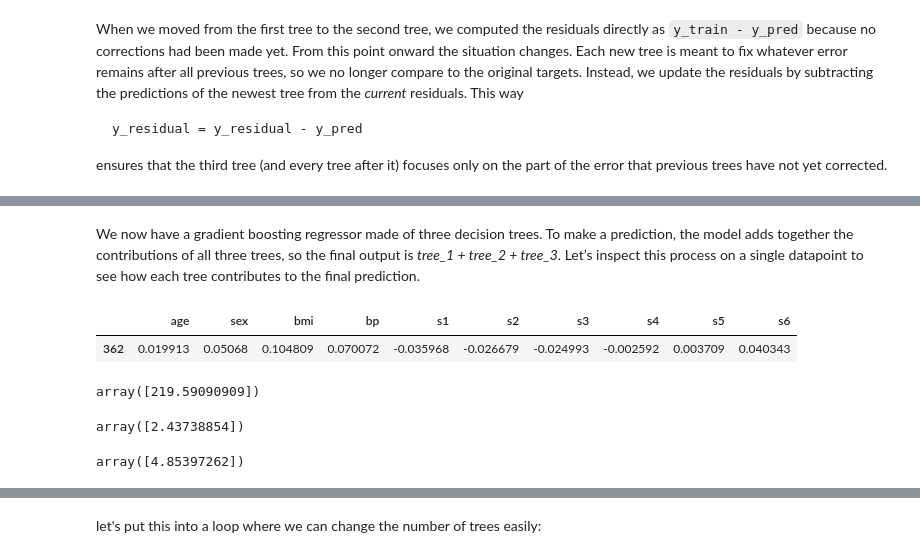
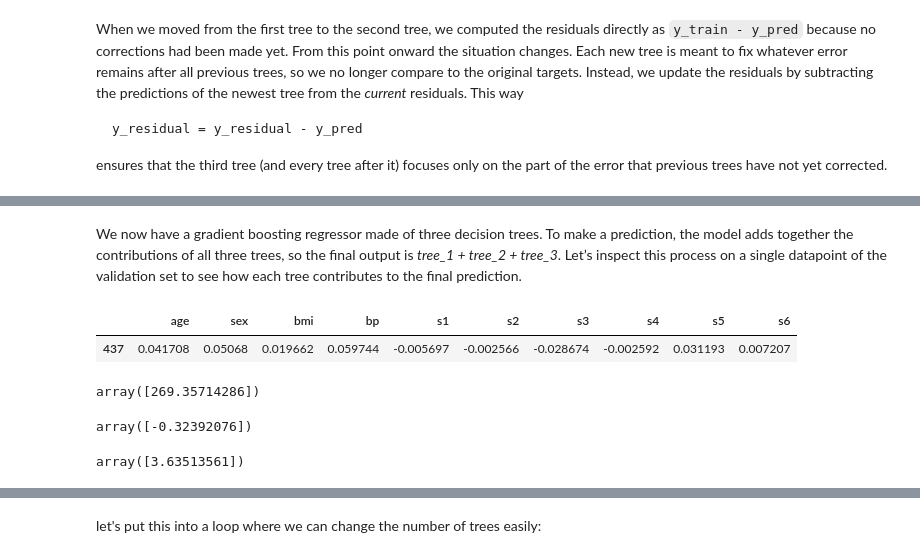
Before and after one commit to BredaUniversityADSAI/introduction-to-ml, a Jupyter notebook: self-study/theme-5/03_gradient_boosting.ipynb, the cells around one changed output, grey strips where cells are left out. Cells and saved outputs as stored; diff of their text form; code cells hidden in the pictures.

```diff
--- a/self-study/theme-5/03_gradient_boosting.ipynb
+++ b/self-study/theme-5/03_gradient_boosting.ipynb
@@ -142,29 +148,29 @@ pred_df
 # %% [markdown]
-We now have a gradient boosting regressor made of three decision trees. To make a prediction, the model adds together the contributions of all three trees, so the final output is _tree_1 + tree_2 + tree_3_. Let’s inspect this process on a single datapoint to see how each tree contributes to the final prediction.
+We now have a gradient boosting regressor made of three decision trees. To make a prediction, the model adds together the contributions of all three trees, so the final output is _tree_1 + tree_2 + tree_3_. Let’s inspect this process on a single datapoint of the validation set to see how each tree contributes to the final prediction.
 # %%
-test_datapoint = X_test.iloc[0:1]
-test_datapoint
+datapoint = X_val.iloc[0:1]
+datapoint
 # %% [output]
 |  | age | sex | bmi | bp | s1 | s2 | s3 | s4 | s5 | s6 |
-| 362 | 0.019913 | 0.05068 | 0.104809 | 0.070072 | -0.035968 | -0.026679 | -0.024993 | -0.002592 | 0.003709 | 0.040343 |
+| 437 | 0.041708 | 0.05068 | 0.019662 | 0.059744 | -0.005697 | -0.002566 | -0.028674 | -0.002592 | 0.031193 | 0.007207 |
 # %%
 # prediction of the first tree
-p1 = dt1.predict(test_datapoint)
+p1 = dt1.predict(datapoint)
 p1
 # %% [output]
-array([219.59090909])
+array([269.35714286])
 # %%
 # prediction of the second tree
-p2 = dt2.predict(test_datapoint)
+p2 = dt2.predict(datapoint)
 p2
 # %% [output]
-array([2.43738854])
+array([-0.32392076])
 # %%
 # prediction of the third tree
-p3 = dt3.predict(test_datapoint)
+p3 = dt3.predict(datapoint)
 p3
 # %% [output]
-array([4.85397262])
+array([3.63513561])
 # %%
 # the final prediction
 p1+p2+p3
```
Also changed, not shown: parts of 44 cells of this notebook, 9 other files.
